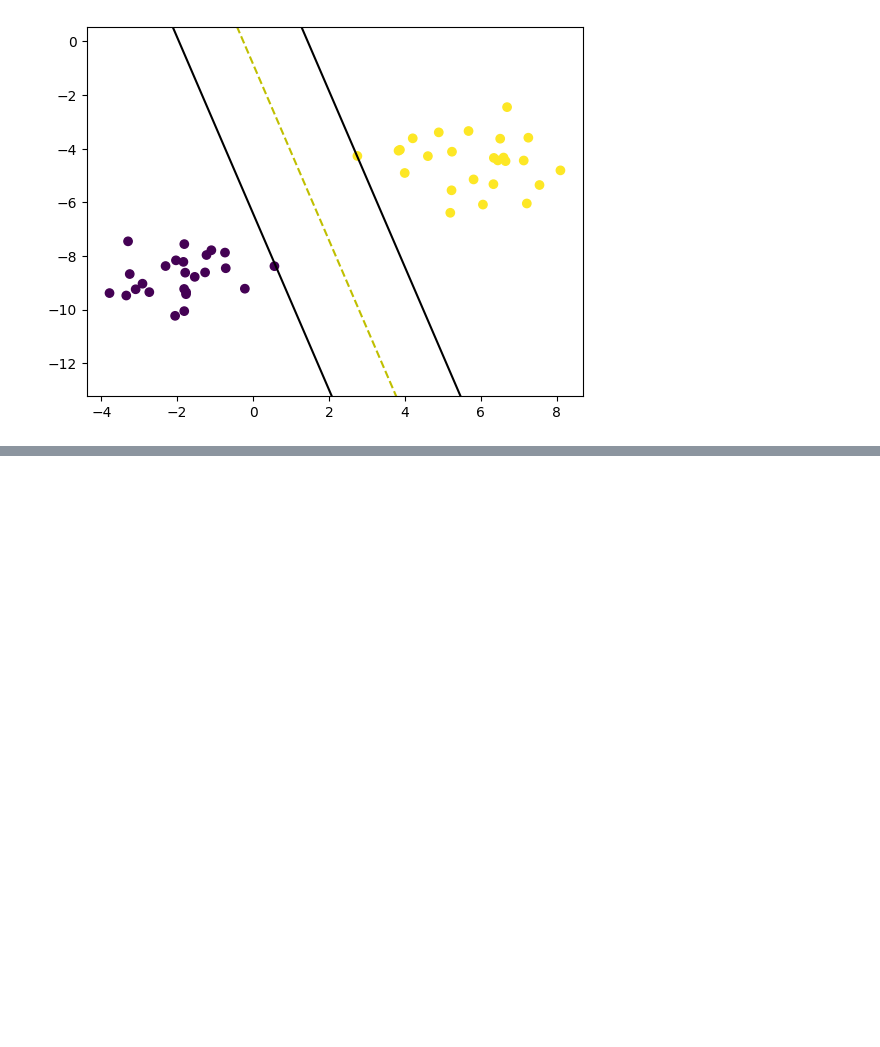
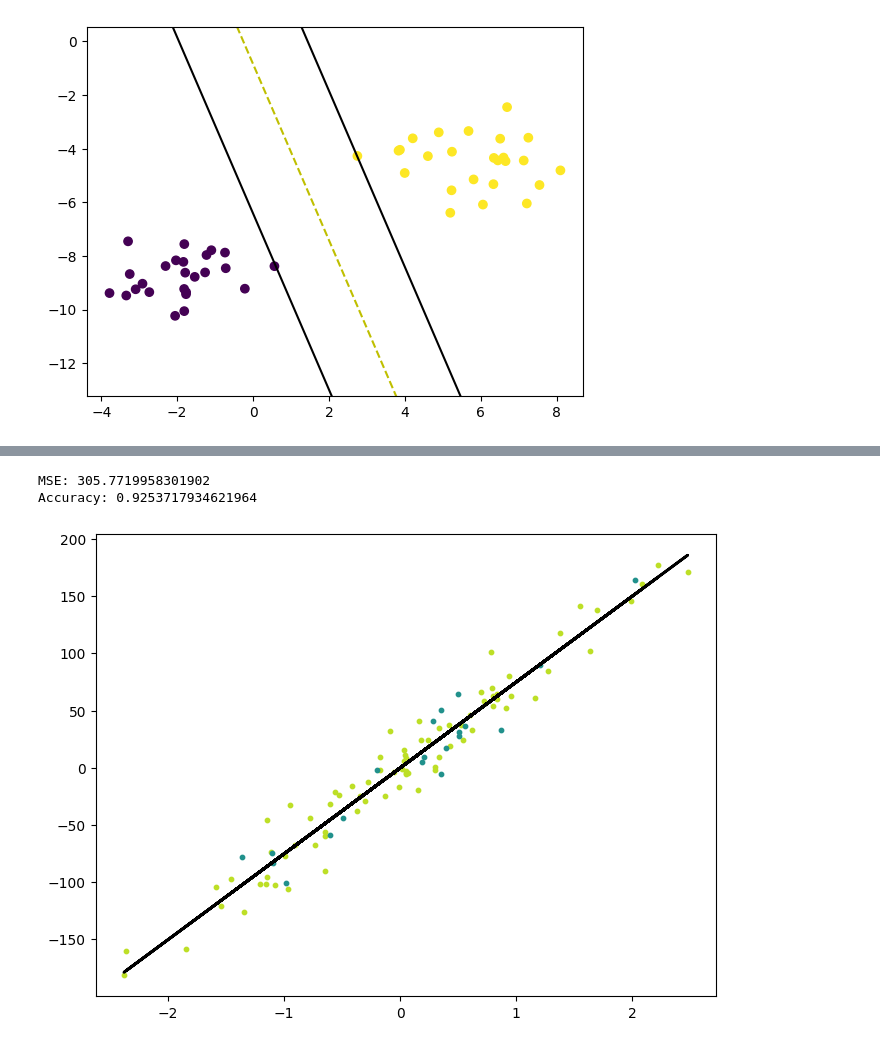
Before and after one commit to Limon-7/deep-learning-libray, a Jupyter notebook: algorithm/ml-algorithm.ipynb, the cells around one changed output, grey strips where cells are left out. Saved outputs shown, nothing was run; the diff lists cells and outputs as text; code cells hidden in the pictures; blank space fills up the shorter version.

Commit message:
Added: linear regression algorithm

```diff
--- a/algorithm/ml-algorithm.ipynb
+++ b/algorithm/ml-algorithm.ipynb
@@ -103,0 +130,19 @@ clf.visualize_svm(X,y)
+# %%
+from linear_regression import LinearRegression
+
+reg = LinearRegression(learning_rate=0.01, n_iters=1000)
+X, X_train, X_test, y_train, y_test= reg.data_loader()
+reg.fit(X_train, y_train)
+predictions = reg.predict(X_test)
+
+mse = reg.mean_squared_error(y_test, predictions)
+print("MSE:", mse)
+accu = reg.r2_score(y_test, predictions)
+print("Accuracy:", accu)
+
+y_pred_line = reg.predict(X)
+reg.plot_fig(X, X_train,y_train,X_test, y_test, y_pred_line)
+# %% [output]
+MSE: 305.7719958301902
+Accuracy: 0.9253717934621964
+[figure, added]
```
Also changed, not shown: parts of 4 cells of this notebook, 1 other file.
